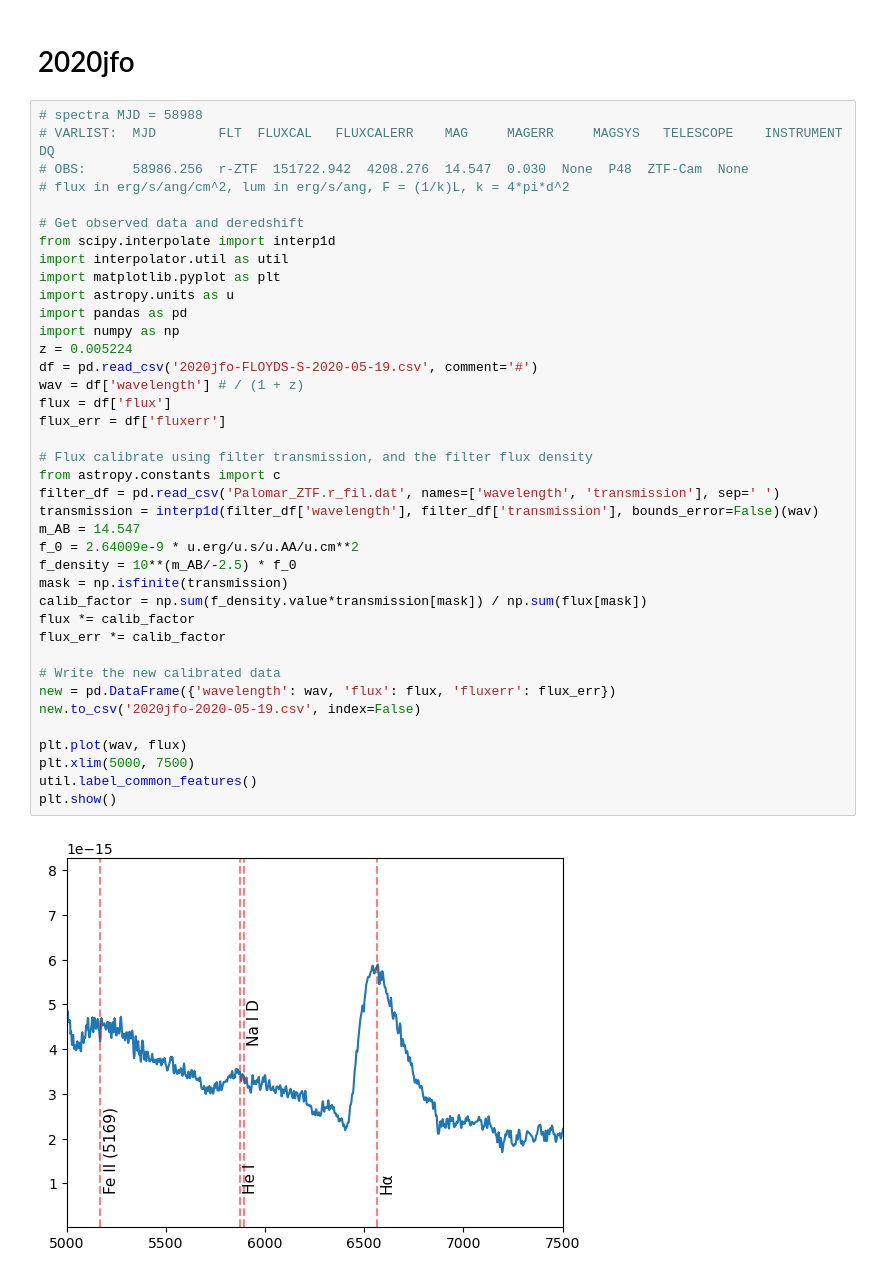
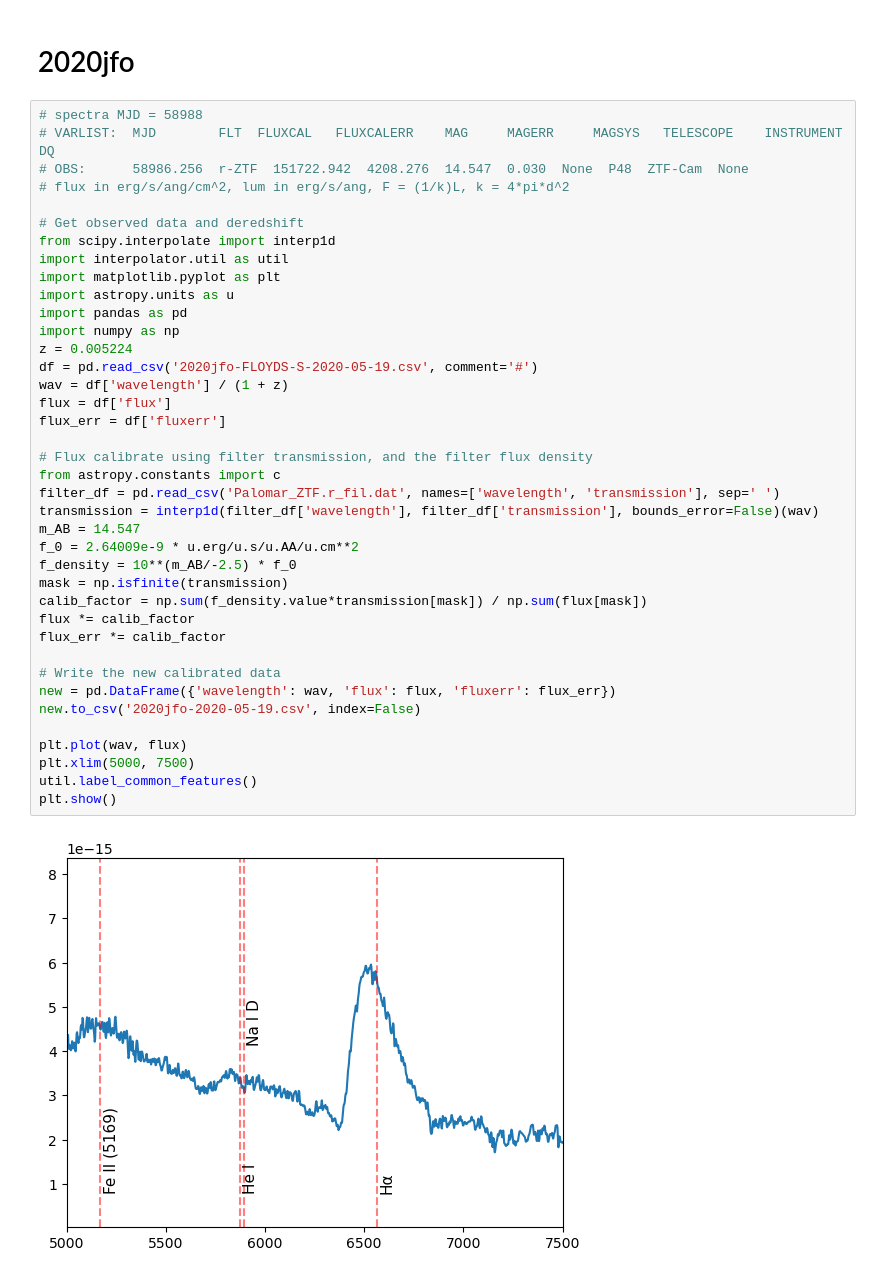
Before and after one commit to MichaelLukaszyk/iip-emulator, a Jupyter notebook: spectral_calib/spectral_calib.ipynb, the cells around one changed output. Drawn from its saved outputs; the diff is of its cells as text.

```diff
--- a/spectral_calib/spectral_calib.ipynb
+++ b/spectral_calib/spectral_calib.ipynb
@@ -14,32 +14,32 @@ import interpolator.util as util
 import matplotlib.pyplot as plt
 import astropy.units as u
 import pandas as pd
 import numpy as np
 z = 0.005224
 df = pd.read_csv('2020jfo-FLOYDS-S-2020-05-19.csv', comment='#')
-wav = df['wavelength'] # / (1 + z)
+wav = df['wavelength'] / (1 + z)
 flux = df['flux']
 flux_err = df['fluxerr']
 
 # Flux calibrate using filter transmission, and the filter flux density
 from astropy.constants import c
 filter_df = pd.read_csv('Palomar_ZTF.r_fil.dat', names=['wavelength', 'transmission'], sep=' ')
 transmission = interp1d(filter_df['wavelength'], filter_df['transmission'], bounds_error=False)(wav)
 m_AB = 14.547
 f_0 = 2.64009e-9 * u.erg/u.s/u.AA/u.cm**2
 f_density = 10**(m_AB/-2.5) * f_0
 mask = np.isfinite(transmission)
 calib_factor = np.sum(f_density.value*transmission[mask]) / np.sum(flux[mask])
 flux *= calib_factor
 flux_err *= calib_factor
 
 # Write the new calibrated data
 new = pd.DataFrame({'wavelength': wav, 'flux': flux, 'fluxerr': flux_err})
 new.to_csv('2020jfo-2020-05-19.csv', index=False)
 
 plt.plot(wav, flux)
 plt.xlim(5000, 7500)
 util.label_common_features()
 plt.show()
 # %% [output]
-[figure, old version]
+[figure, new version]
```
Also changed, not shown: 7 other files.
